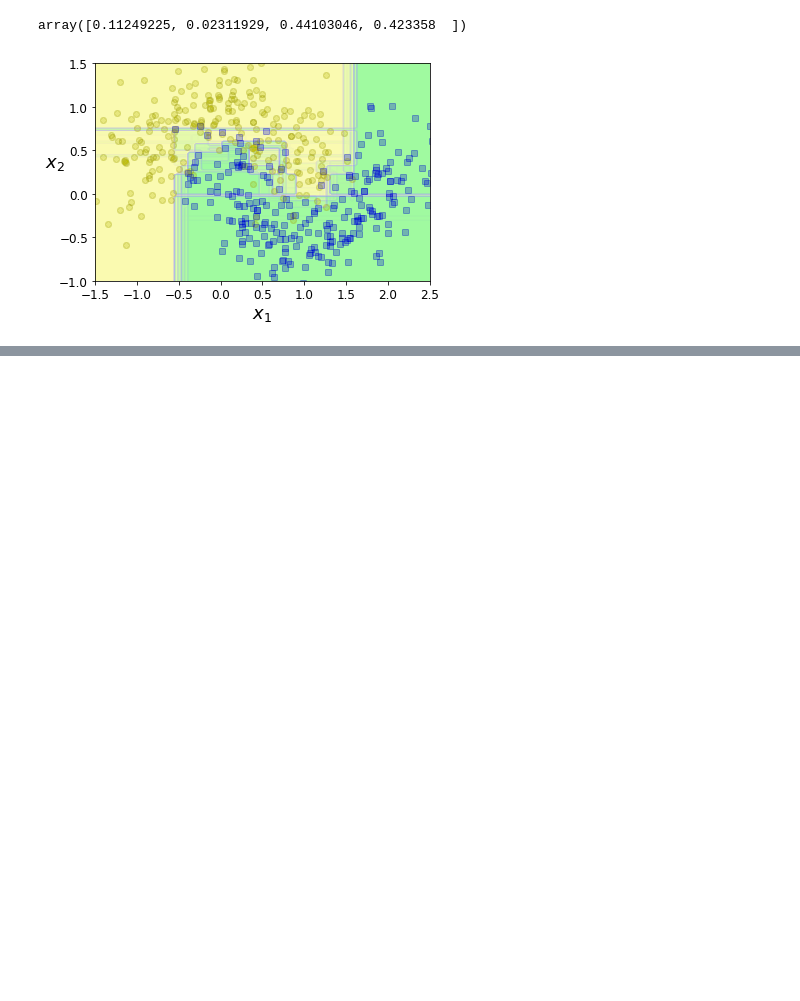
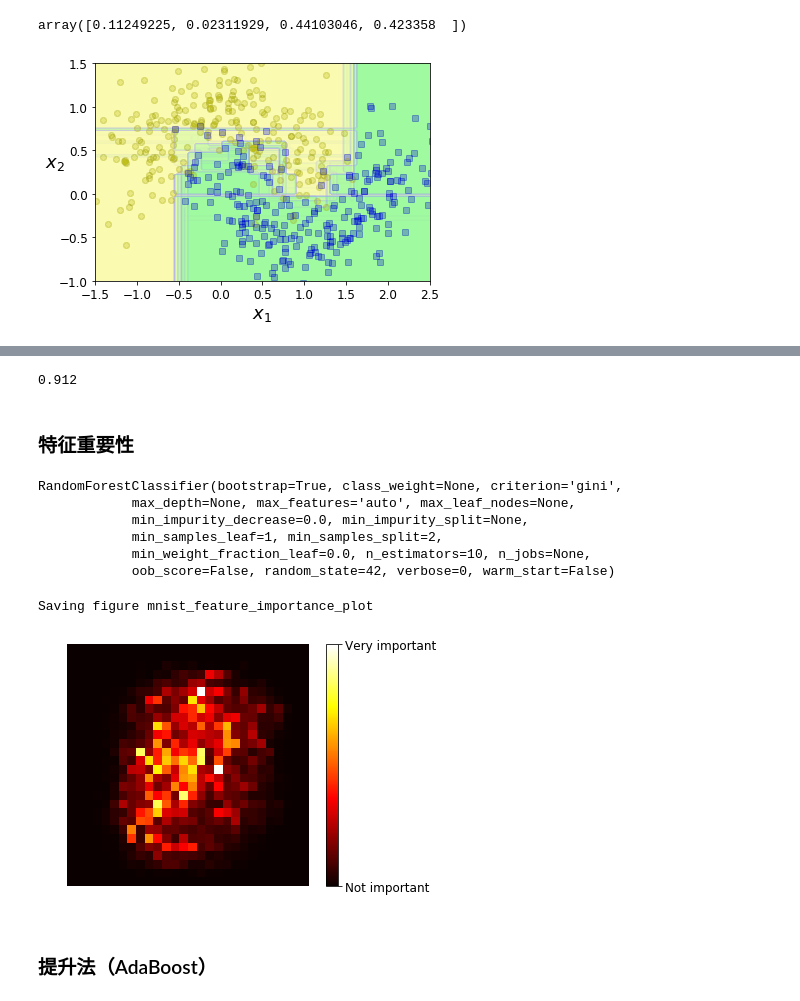
Before and after one commit to Mrscto/handson-ml-master, a Jupyter notebook: handson-ml-master/第七， 集成学习与随机森林.ipynb, the cells around one changed output, grey strips where cells are left out. Cells and saved outputs as stored; diff of their text form; code cells hidden in the pictures; blank space fills up the shorter version.

```diff
--- a/handson-ml-master/第七， 集成学习与随机森林.ipynb
+++ b/handson-ml-master/第七， 集成学习与随机森林.ipynb
@@ -221,0 +252,45 @@ plt.show()
+# %%
+from sklearn.metrics import accuracy_score
+y_pred = bag_clf.predict(X_test)
+accuracy_score(y_test, y_pred)
+# %% [output]
+0.912
+# %% [markdown]
+### 特征重要性
+# %%
+try:
+    from sklearn.datasets import fetch_openml
+    mnist = fetch_openml('mnist_784', version=1)
+    mnist.target = mnist.target.astype(np.int64)
+except ImportError:
+    from sklearn.datasets import fetch_mldata
+    mnist = fetch_mldata('MNIST original')
+# %%
+rnd_clf = RandomForestClassifier(n_estimators=10, random_state=42)
+rnd_clf.fit(mnist["data"], mnist["target"])
+# %% [output]
+RandomForestClassifier(bootstrap=True, class_weight=None, criterion='gini',
+            max_depth=None, max_features='auto', max_leaf_nodes=None,
+            min_impurity_decrease=0.0, min_impurity_split=None,
+            min_samples_leaf=1, min_samples_split=2,
+            min_weight_fraction_leaf=0.0, n_estimators=10, n_jobs=None,
+            oob_score=False, random_state=42, verbose=0, warm_start=False)
+# %%
+def plot_digit(data):
+    image = data.reshape(28, 28)
+    plt.imshow(image, cmap=mpl.cm.hot,
+              interpolation="nearest")
+    plt.axis("off")
+# %%
+plot_digit(rnd_clf.feature_importances_)
+
+cbar = plt.colorbar(ticks=[rnd_clf.feature_importances_.min(), rnd_clf.feature_importances_.max()])
+cbar.ax.set_yticklabels(['Not important', 'Very important'])
+
+save_fig("mnist_feature_importance_plot")
+plt.show()
+# %% [output]
+Saving figure mnist_feature_importance_plot
+[figure, added]
+# %% [markdown]
+### 提升法（AdaBoost）
```
Also changed, not shown: parts of 64 cells of this notebook, 11 other files.
